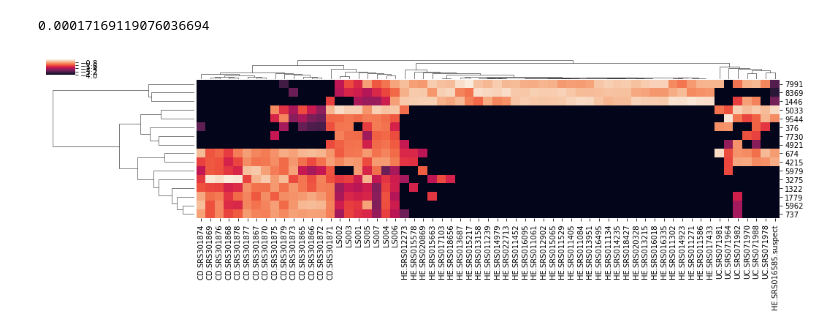
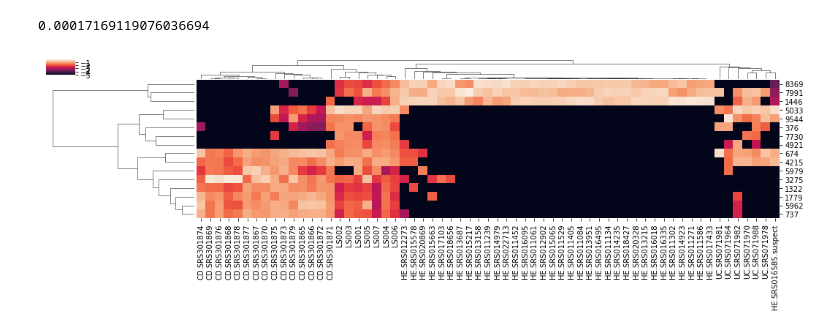
Before and after one commit to myazdani/KEGGs-15-12-2017, a Jupyter notebook: scripts/ratio-analysis/2018-07-26_comparing-species-and-keggs-ratio-plots.ipynb, the cells around one changed output. Drawn from its saved outputs; the diff is of its cells as text; code cells hidden in the pictures.

```diff
--- a/scripts/ratio-analysis/2018-07-26_comparing-species-and-keggs-ratio-plots.ipynb
+++ b/scripts/ratio-analysis/2018-07-26_comparing-species-and-keggs-ratio-plots.ipynb
@@ -520,10 +520,10 @@ np.min(df_subset_normalized.iloc[:,2:].values[df_subset_normalized.iloc[:,2:].va
 # %% [output]
 0.00017169119076036694
 # %%
-sns.clustermap(np.log10(1e-4+df_subset_normalized.iloc[:,2:]),
+sns.clustermap(np.log10(1e-5+df_subset_normalized.iloc[:,2:]),
                figsize=(18, 4));
 # %% [output]
-[figure, old version]
+[figure, new version]
 # %%
 median_ratios = RatioComputer(df_subjects = df_keggs.iloc[:,2:], laplace_scale=1e-9)
 cohort_cond_number = median_ratios.median_ratios_cond_number(laplace_scale_numerator=True, normalize=True)
```
Also changed, not shown: parts of 11 cells of this notebook, 2 other files.
